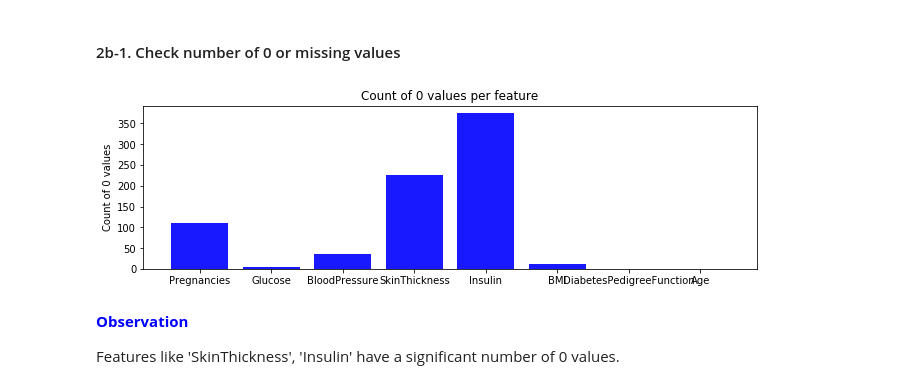
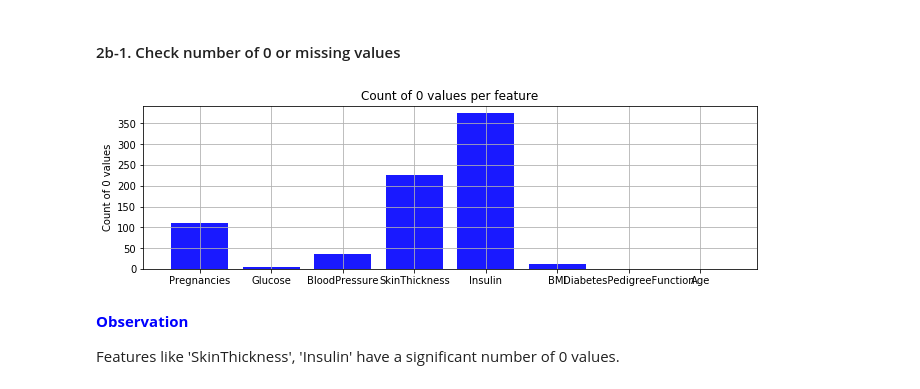
Before and after one commit to manas-mukherjee/MLTools, a Jupyter notebook: src/mlnd-projects/Capstone/diabetes/diabetes.ipynb, the cells around one changed output. Drawn from its saved outputs; the diff is of its cells as text; code cells hidden in the pictures.

```diff
--- a/src/mlnd-projects/Capstone/diabetes/diabetes.ipynb
+++ b/src/mlnd-projects/Capstone/diabetes/diabetes.ipynb
@@ -156,34 +156,35 @@ featurelist = []
 count_of_zero_list = []
 
 for col in data:
     cnt = 0
     for i in data[col]:
         if i==0:
             cnt = cnt + 1
     if col!='Outcome':
         #print (col, "-", cnt)
         featurelist.append(col)
         count_of_zero_list.append(cnt)
 
 objects = tuple(featurelist)
 y_pos = np.arange(len(featurelist))
 performance = count_of_zero_list
 
 fig_size = plt.rcParams["figure.figsize"]
 
 # Set figure width to 12 and height to 9
 fig_size[0] = 11
 fig_size[1] = 3
 
 plt.bar(y_pos, performance, align='center', color='b', alpha=0.9)
 plt.xticks(y_pos, objects)
 
 plt.ylabel('Count of 0 values')
 plt.title('Count of 0 values per feature')
+plt.grid(True)
 
 plt.show()
 # %% [output]
-[figure, old version]
+[figure, new version]
 # %% [markdown]
 <b><font color="blue"> Observation </font></b>
 
```
Also changed, not shown: parts of 85 cells of this notebook, 3 other files.
